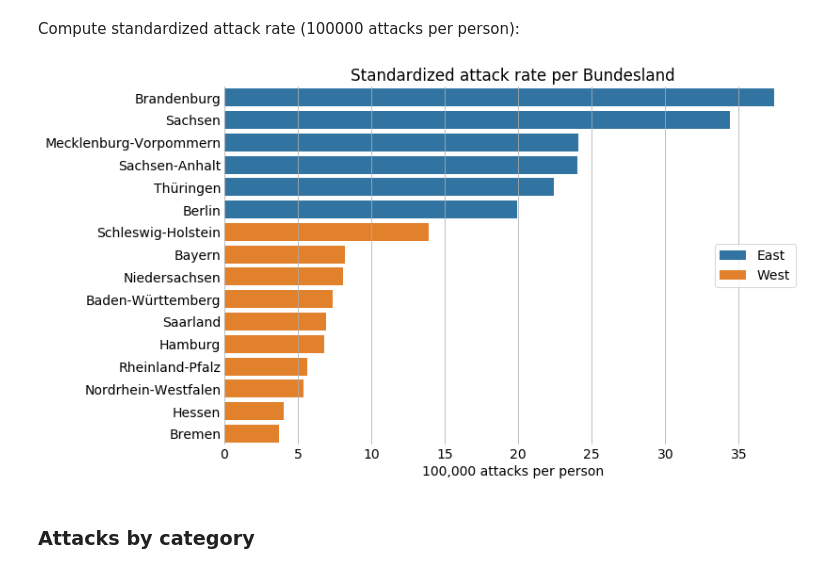
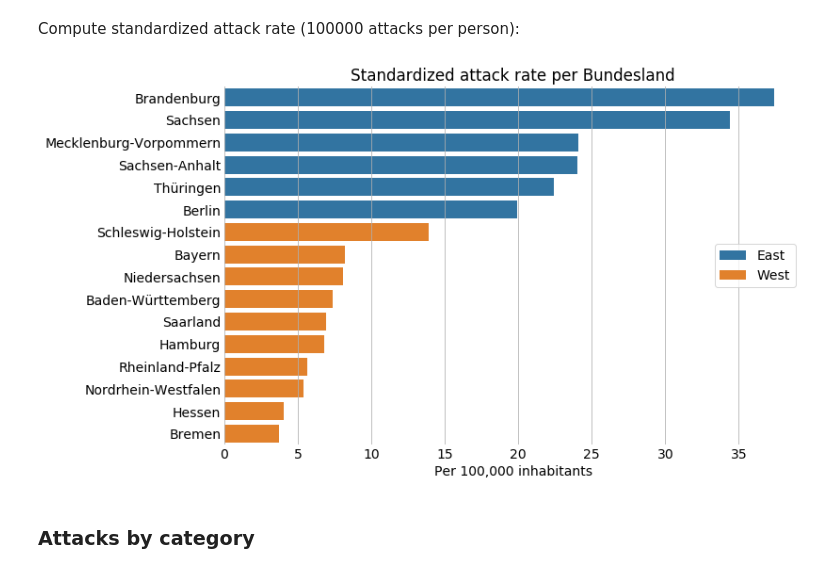
Before and after one commit to chodera/portfolio, a Jupyter notebook: assets/projects/7_violent_attacks_against_refugees_germany/3_analysis.ipynb, the cells around one changed output. Cells and saved outputs as stored; diff of their text form; code cells hidden in the pictures.

```diff
--- a/assets/projects/7_violent_attacks_against_refugees_germany/3_analysis.ipynb
+++ b/assets/projects/7_violent_attacks_against_refugees_germany/3_analysis.ipynb
@@ -161,26 +172,26 @@ df_bundesland = df_bundesland.sort_values('n_std', ascending=False)
 # %%
 # Set figure and font size
 plt.figure(figsize=(11, 7))
 plt.rcParams.update({'font.size': 14})
 # Define plot
 ax = plt.axes()
 sns.barplot(x='n_std', y='bundesland', data=df_bundesland, hue='east_west', dodge=False)
 # Set grid lines
 ax.xaxis.grid(True)
 # Set labels
 plt.title('Standardized attack rate per Bundesland')
-plt.xlabel('100,000 attacks per person')
+plt.xlabel('Per 100,000 inhabitants')
 plt.ylabel('')
 # Remove legend title
 plt.legend(title='')
 # Turn axis ticks off
 ax.tick_params(axis=u'both', which=u'both',length=0)
 # Remove y axis ticks
 ax.tick_params(left=False)
 # Remove frame
 sns.despine(top=True, right=True, left=True, bottom=True);
 # %% [output]
-[figure, old version]
+[figure, new version]
 # %% [markdown]
 ### Attacks by category
 # %%
```
Also changed, not shown: parts of 1 cell of this notebook, 5 other files.
